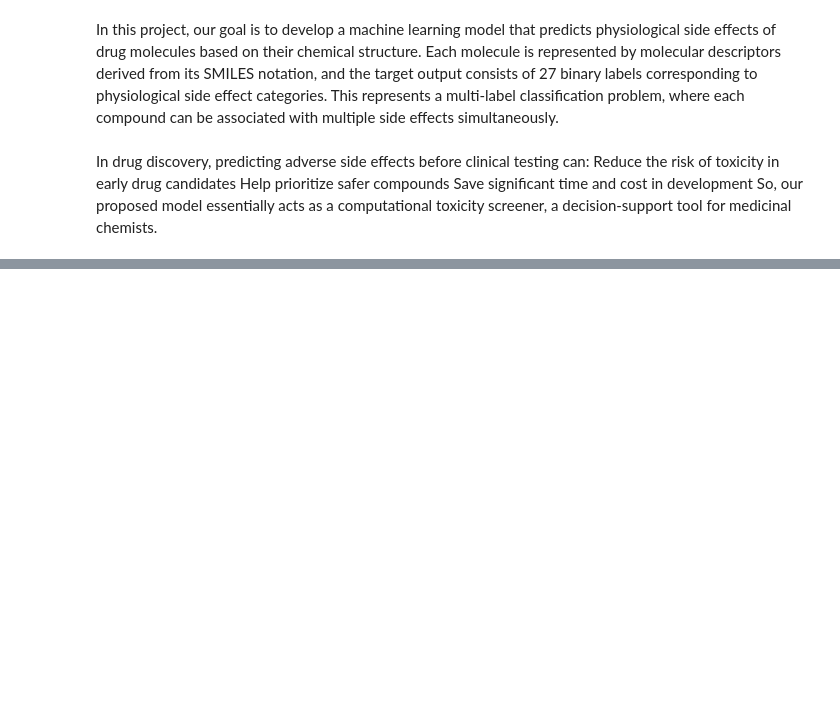
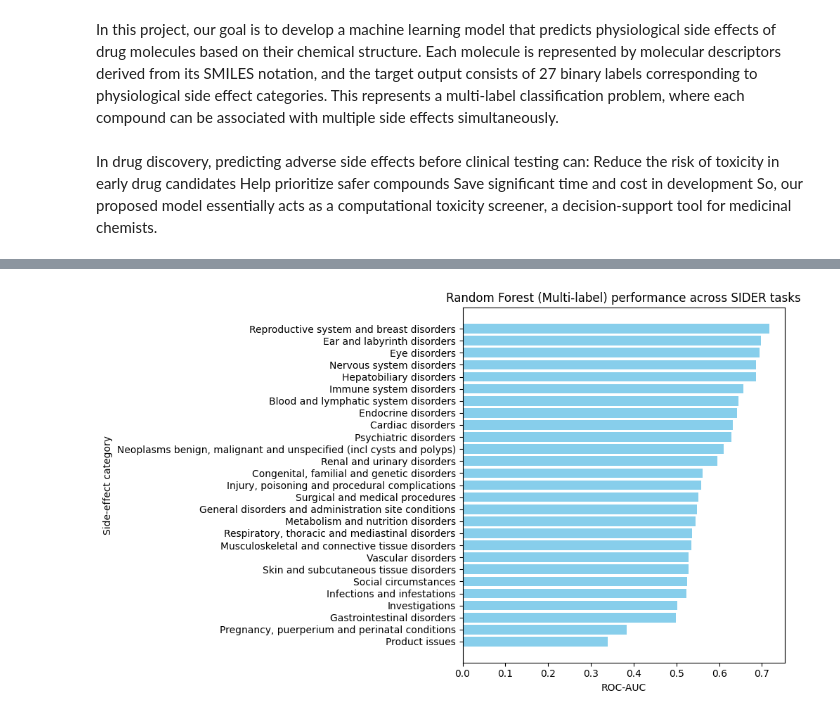
Before and after one commit to bbarthougatica/ChmInf, a Jupyter notebook: cheminf_latin.ipynb, the cells around one changed output, grey strips where cells are left out. Drawn from its saved outputs; the diff is of its cells as text; code cells hidden in the pictures; blank space fills up the shorter version.

Commit message:
multi class random forest for circular fingerprints

```diff
--- a/cheminf_latin.ipynb
+++ b/cheminf_latin.ipynb
@@ -41,6 +36,6 @@ Now we upload our selected Data Bases.
 # %% [markdown]
 Per default, featurizer es ECFP, also known as circular fingerprints or as morgan generator
 # %%
-featurizer = dc.feat.CircularFingerprint(size=2048, radius=8, sparse=True, smiles=True)
+featurizer = dc.feat.CircularFingerprint(size=2048, radius=8)
 tasks, datasets, transformers = dc.molnet.load_sider(featurizer=featurizer)
 train_dataset, valid_dataset, test_dataset = datasets
@@ -204,0 +316,31 @@ ValueError: could not convert string to float: 'C(CNCCNCCNCCN)N'
+# %%
+from sklearn.ensemble import RandomForestClassifier
+from sklearn.multioutput import MultiOutputClassifier
+from sklearn.metrics import roc_auc_score, f1_score, accuracy_score
+import numpy as np
+
+# Create the base classifier
+base_rf = RandomForestClassifier(
+    n_estimators=200,
+    random_state=42,
+    n_jobs=-1
+)
+
+# Wrap in a MultiOutputClassifier
+multi_rf = MultiOutputClassifier(base_rf, n_jobs=-1)
+
+# Fit on all tasks at once
+multi_rf.fit(X_train, y_train)
+
+# Predict probabilities (list of arrays, one per task)
+y_pred_list = [est.predict_proba(X_valid)[:, 1] for est in multi_rf.estimators_]
+y_pred_proba = np.vstack(y_pred_list).T
+
+# Compute metrics
+roc_aucs = []
+for i, task in enumerate(tasks):
+    mask = ~np.isnan(y_valid[:, i])
+    roc_auc = roc_auc_score(y_valid[mask, i], y_pred_proba[mask, i])
+    roc_aucs.append(roc_auc)
+
+print("Mean ROC-AUC across tasks:", np.nanmean(roc_aucs))
@@ -204,0 +425,13 @@ ValueError: could not convert string to float: 'C(CNCCNCCNCCN)N'
+# %%
+import matplotlib.pyplot as plt
+
+plt.figure(figsize=(10, 6))
+plt.barh(results_df["Task"], results_df["ROC-AUC"], color="skyblue")
+plt.xlabel("ROC-AUC")
+plt.ylabel("Side-effect category")
+plt.title("Random Forest (Multi-label) performance across SIDER tasks")
+plt.gca().invert_yaxis()
+plt.tight_layout()
+plt.show()
+# %% [output]
+[figure, added]
```
Also changed, not shown: parts of 34 cells of this notebook.
